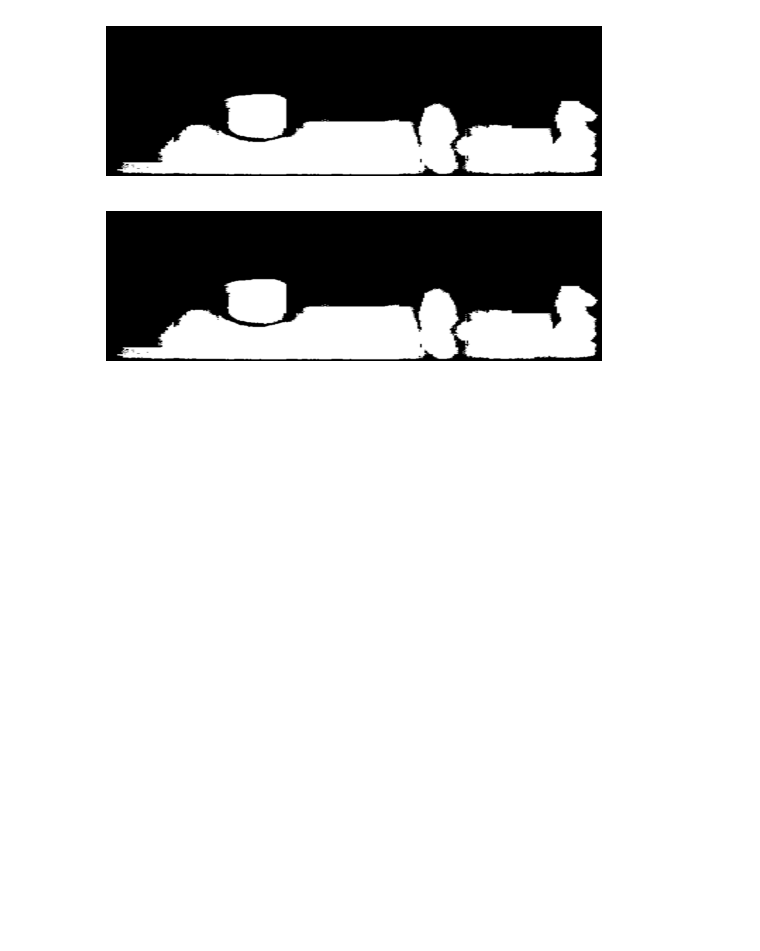
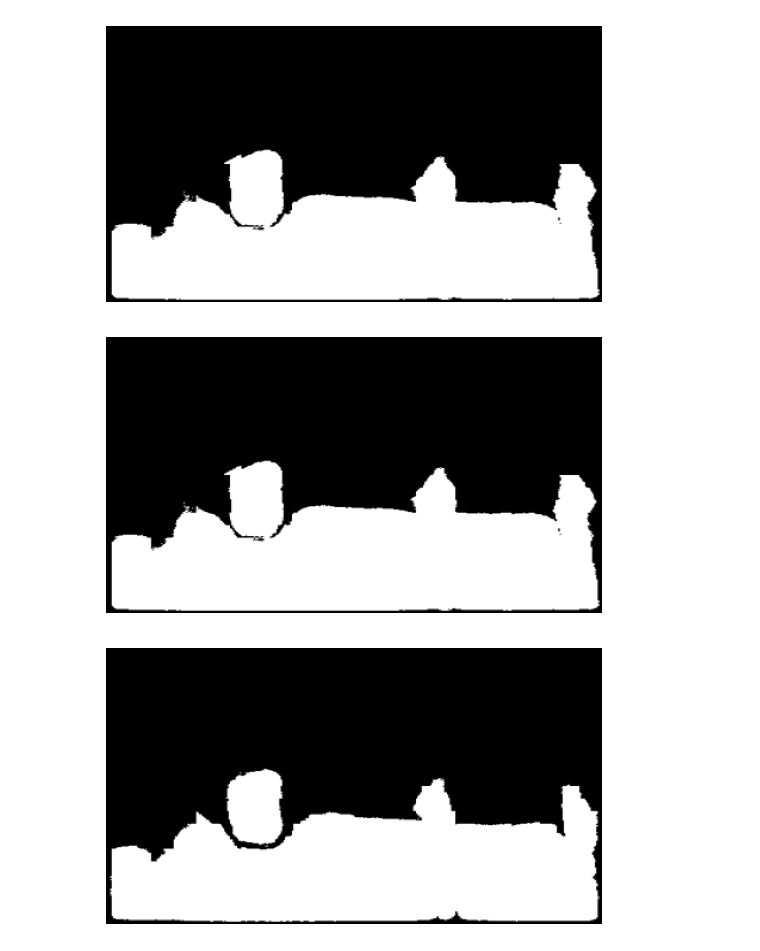
Before and after one commit to LeonardMendicantBias/agentic, a Jupyter notebook: src/agents/vision_expert.ipynb, the cells around one changed output. Cells and saved outputs as stored; diff of their text form; code cells hidden in the pictures; blank space fills up the shorter version.

```diff
--- a/src/agents/vision_expert.ipynb
+++ b/src/agents/vision_expert.ipynb
@@ -146,0 +186,18 @@ frame
+# %%
+# Apply pipeline to all frames — vision expert is NOT invoked again
+results = []
+for frame in frames:
+	_frame = frame.resize((432, 240))
+	mask_t = gen_mask(_frame)
+	mask = PIL.Image.fromarray(255 * mask_t[0, 0, 0].numpy().astype(np.uint8), "L")
+
+	masks = pipeline(
+		rgb_frame=_frame,
+		rgb_mask=mask,
+		depth_frame=_frame,
+		depth_mask=mask,
+		object_classes=prompt,
+	)
+	results.append(masks)
+
+print(f"Processed {len(results)} frames")
@@ -147,8 +214,10 @@ frame
 # %%
-for ret in result:
-    plt.imshow(ret, cmap="grey")
-    plt.axis("off")
-    plt.show()
+for masks in results[:3]:
+	for mask in masks:
+		plt.imshow(mask, cmap="grey")
+		plt.axis("off")
+		plt.show()
 # %% [output]
-[figure, old version]
+[figure, new version]
-[figure, old version]
+[figure, new version]
+[figure, added]
```
Also changed, not shown: parts of 8 cells of this notebook, 18 other files.
